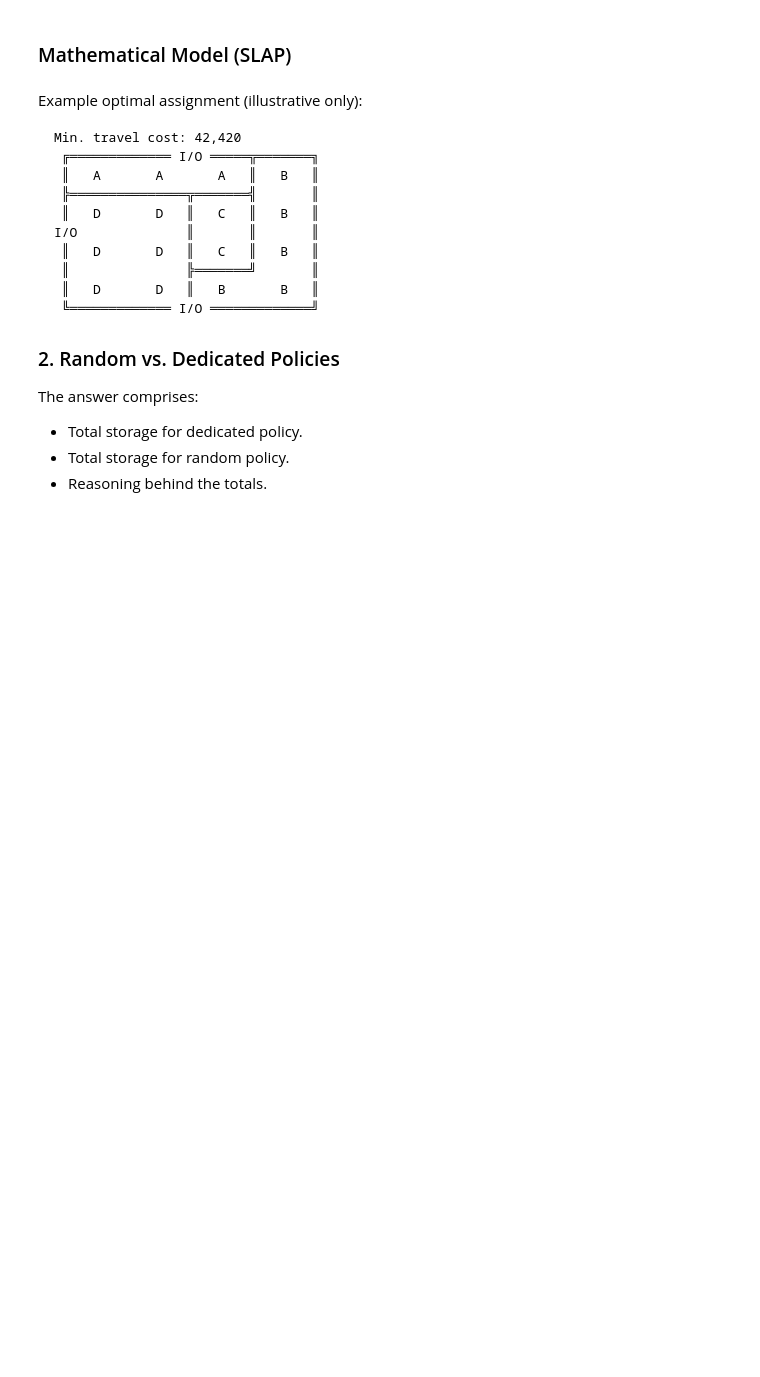
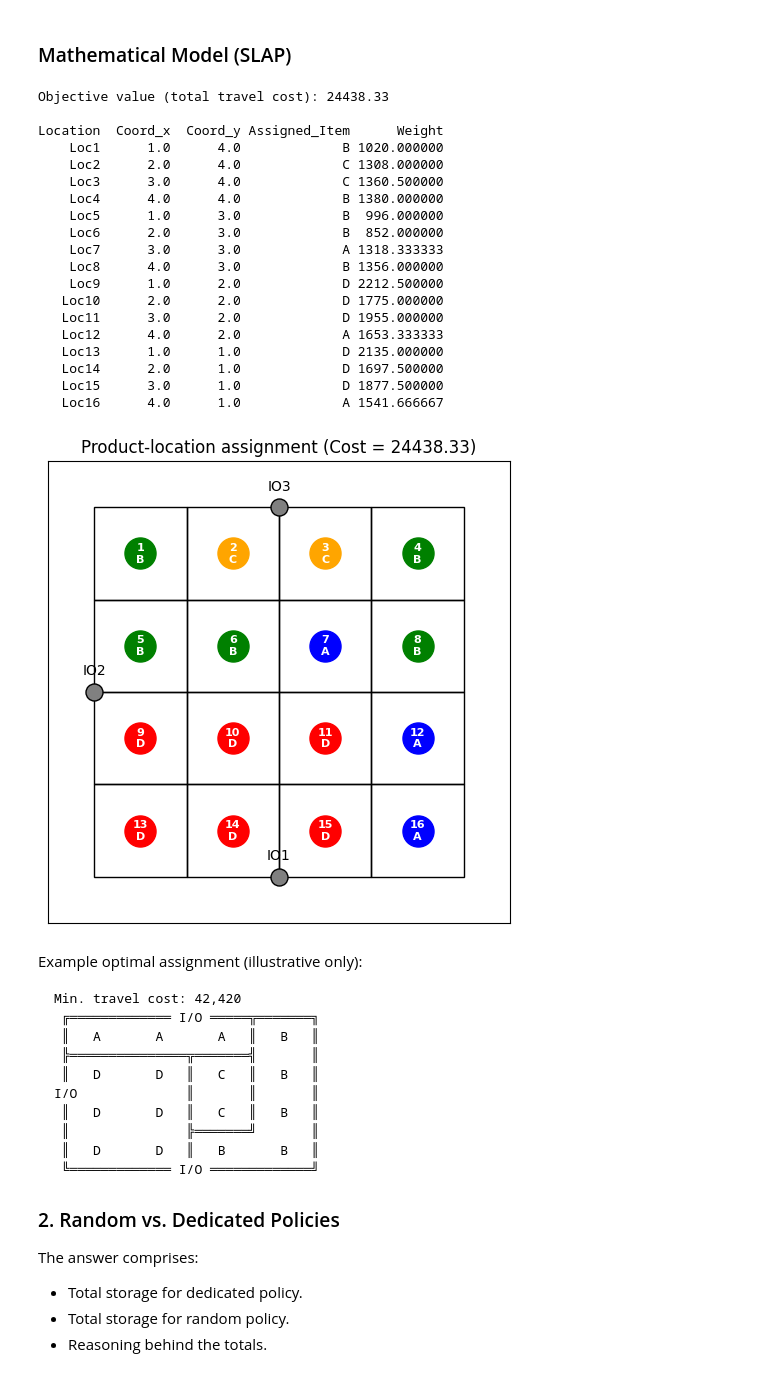
Before and after one commit to Ermling/Warehosuing_Ass_2, a Jupyter notebook: wh-as_storage-optimization_answer-template.ipynb, the cells around one changed output. Saved outputs shown, nothing was run; the diff lists cells and outputs as text; code cells hidden in the pictures; blank space fills up the shorter version.

```diff
--- a/wh-as_storage-optimization_answer-template.ipynb
+++ b/wh-as_storage-optimization_answer-template.ipynb
@@ -158,7 +158,7 @@ Loc16  1541.666667  1668.0  2559.0  2675.0
 assignment = {}
 obj_value = None
 req = storage_spaces.to_dict()
-
+color_map = {"A": "blue", "B": "green", "C": "orange", "D": "red"}
 
 expanded_items = []
 for item in items:
@@ -169,47 +169,65 @@ cost_mat = np.zeros((16,16))
 for i,item in enumerate(expanded_items):
     for j in range(16):
         cost_mat[i,j] = weight.loc[item, f"Loc{j+1}"]
 row_ind, col_ind = linear_sum_assignment(cost_mat)
 obj_value = cost_mat[row_ind, col_ind].sum()
 assignment = {}
 for r,c in zip(row_ind, col_ind):
     assignment[c+1] = expanded_items[r]
 
 
 # Build assignment dataframe
 assign_df = pd.DataFrame({
     'Location': [f"Loc{loc}" for loc in range(1,17)],
     'Coord_x': [coords[loc][0] for loc in range(1,17)],
     'Coord_y': [coords[loc][1] for loc in range(1,17)],
     'Assigned_Item': [assignment[loc] for loc in range(1,17)],
     'Weight': [weight.loc[assignment[loc], f"Loc{loc}"] for loc in range(1,17)]
 })
 
 print(f"Objective value (total travel cost): {obj_value:.2f}\n")
 print(assign_df.to_string(index=False))
 
 # Plot assignment
 fig, ax = plt.subplots(figsize=(6,6))
 for loc in range(1,17):
-    x0, y0 = coords[loc]
-    rect = plt.Rectangle((x0-0.5, y0-0.5), 1, 1, fill=False, linewidth=1)
-    ax.add_patch(rect)
-for io, c in io_coords.items():
-    ax.scatter(c[0], c[1], s=150, edgecolors='black', marker='o')
-    ax.text(c[0], c[1]+0.15, io, ha='center', va='bottom')
+    x0, y0 = coords[loc] # center of square
+    rect = plt.Rectangle((x0-0.5, y0-0.5), 1, 1, fill=False, linewidth=1) # square of size 1x1
+    ax.add_patch(rect) # add square to plot
+for io, c in io_coords.items(): # plot IO points
+    ax.scatter(c[0], c[1], s=150, edgecolors='black', marker='o', color='gray') # IO point
+    ax.text(c[0], c[1]+0.15, io, ha='center', va='bottom') # IO label
 for loc in range(1,17):
-    x0, y0 = coords[loc]
-    item = assignment[loc]
-    ax.scatter(x0, y0, s=500, marker='o')
-    ax.text(x0, y0, f"{loc}\n{item}", ha='center', va='center', color='white', fontsize=8, fontweight='bold')
+    x0, y0 = coords[loc] # center of square
+    item = assignment[loc]  # assigned item
+    ax.scatter(x0, y0, s=500, marker='o', color=color_map[item])
+    ax.text(x0, y0, f"{loc}\n{item}", ha='center', va='center', color='white', fontsize=8, fontweight='bold') # label
 ax.set_xlim(0,5); ax.set_ylim(0,5)
 ax.set_xticks([]); ax.set_yticks([])
-ax.set_title(f"Product-location assignment (Cost = {obj_value:.2f}) -- solver: {solver_used}")
+ax.set_title(f"Product-location assignment (Cost = {obj_value:.2f})")
 plt.gca().set_aspect('equal', adjustable='box')
 plt.show()
-
-assign_df.to_csv('/mnt/data/optimal_assignment.csv', index=False)
-print("\nAssignment CSV saved to: sandbox:/mnt/data/optimal_assignment.csv")
+# %% [output]
+Objective value (total travel cost): 24438.33
+
+Location  Coord_x  Coord_y Assigned_Item      Weight
+    Loc1      1.0      4.0             B 1020.000000
+    Loc2      2.0      4.0             C 1308.000000
+    Loc3      3.0      4.0             C 1360.500000
+    Loc4      4.0      4.0             B 1380.000000
+    Loc5      1.0      3.0             B  996.000000
+    Loc6      2.0      3.0             B  852.000000
+    Loc7      3.0      3.0             A 1318.333333
+    Loc8      4.0      3.0             B 1356.000000
+    Loc9      1.0      2.0             D 2212.500000
+   Loc10      2.0      2.0             D 1775.000000
+   Loc11      3.0      2.0             D 1955.000000
+   Loc12      4.0      2.0             A 1653.333333
+   Loc13      1.0      1.0             D 2135.000000
+   Loc14      2.0      1.0             D 1697.500000
+   Loc15      3.0      1.0             D 1877.500000
+   Loc16      4.0      1.0             A 1541.666667
+[figure, added]
 # %% [markdown]
 Example optimal assignment (illustrative only):
 
```
Also changed, not shown: parts of 1 cell of this notebook.
